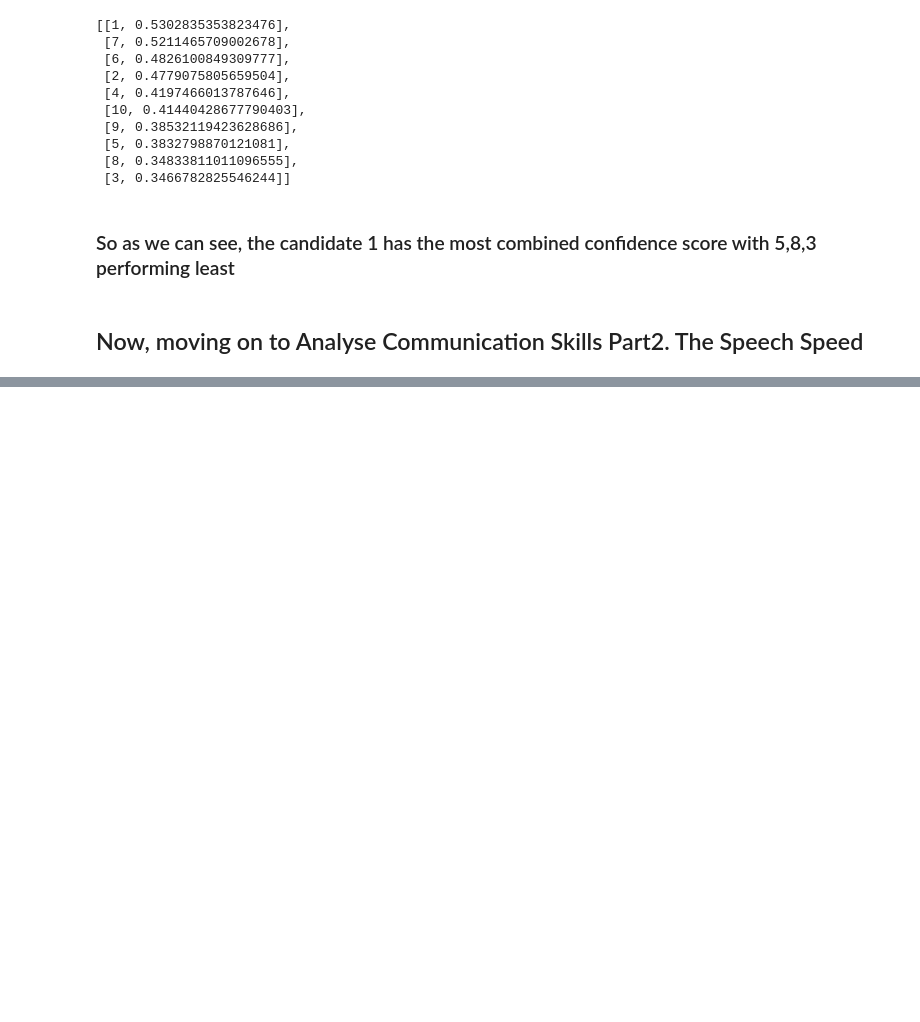
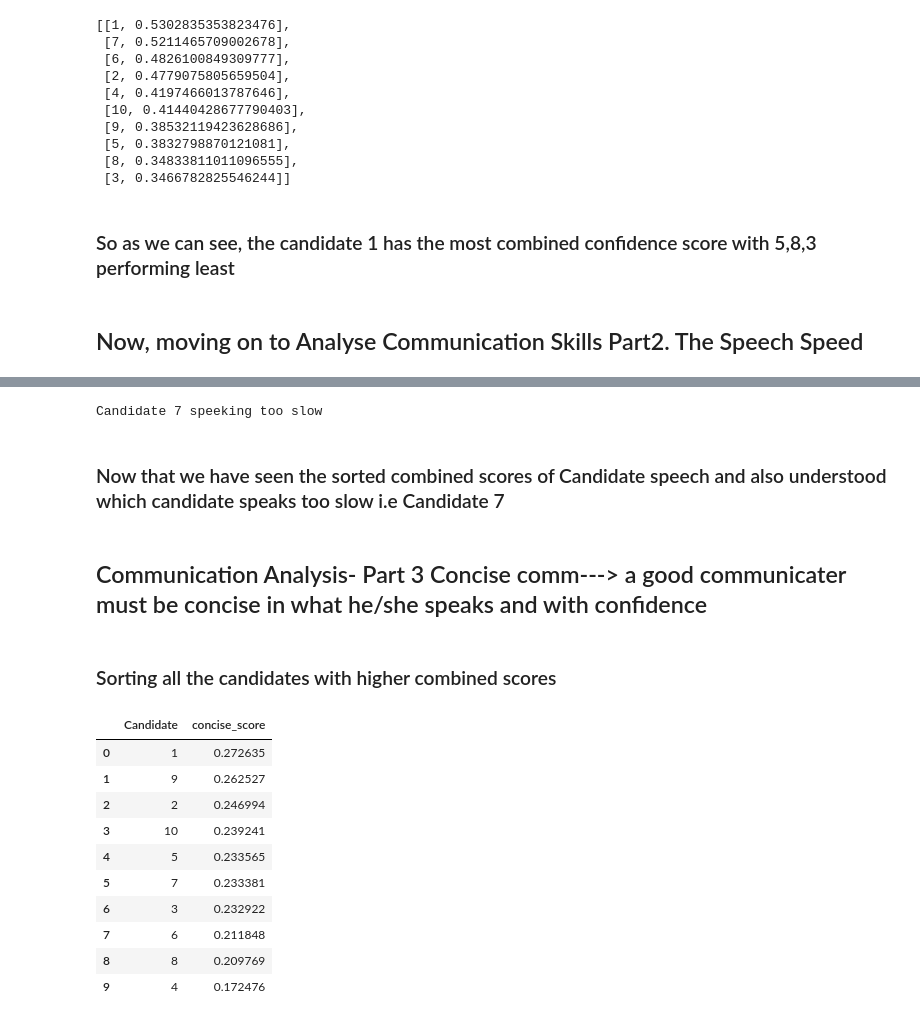
Before and after one commit to AGAMPANDEYY/Interview-NLP-Analytics, a Jupyter notebook: eda.ipynb, the cells around one changed output, grey strips where cells are left out. Cells and saved outputs as stored; diff of their text form; code cells hidden in the pictures; blank space fills up the shorter version.

```diff
--- a/eda.ipynb
+++ b/eda.ipynb
@@ -292,0 +391,17 @@ sorted_comb_conf
+# %%
+speech_speed_upper_limit=overall_avg_speech_speed+1.0*overall_std_speech_speed
+speech_speed_lower_limit=overall_avg_speech_speed-1.0*overall_std_speech_speed
+
+for key in candidates_speed_scores:
+
+    candidate_avg_speech=candidates_speed_scores[key][0]
+    if candidate_avg_speech>speech_speed_upper_limit:
+        print(f"Candidate {key} speeking too fast")
+    elif candidate_avg_speech<speech_speed_lower_limit:
+        print(f"Candidate {key} speeking too slow")
+# %% [output]
+Candidate 7 speeking too slow
+# %% [markdown]
+### Now that we have seen the sorted combined scores of Candidate speech and also understood which candidate speaks too slow i.e Candidate 7
+# %% [markdown]
+## Communication Analysis- Part 3 Concise comm---> a good communicater must be concise in what he/she speaks and with confidence
@@ -292,0 +456,18 @@ sorted_comb_conf
+# %% [markdown]
+### Sorting all the candidates with higher combined scores
+# %%
+candidates_concise_scores
+concise_score_df=pd.DataFrame(data=candidates_concise_scores,columns=['Candidate','concise_score'])
+concise_score_df
+# %% [output]
+|  | Candidate | concise_score |
+| 0 | 1 | 0.272635 |
+| 1 | 9 | 0.262527 |
+| 2 | 2 | 0.246994 |
+| 3 | 10 | 0.239241 |
+| 4 | 5 | 0.233565 |
+| 5 | 7 | 0.233381 |
+| 6 | 3 | 0.232922 |
+| 7 | 6 | 0.211848 |
+| 8 | 8 | 0.209769 |
+| 9 | 4 | 0.172476 |
```
Also changed, not shown: parts of 18 cells of this notebook, 1 other file.
